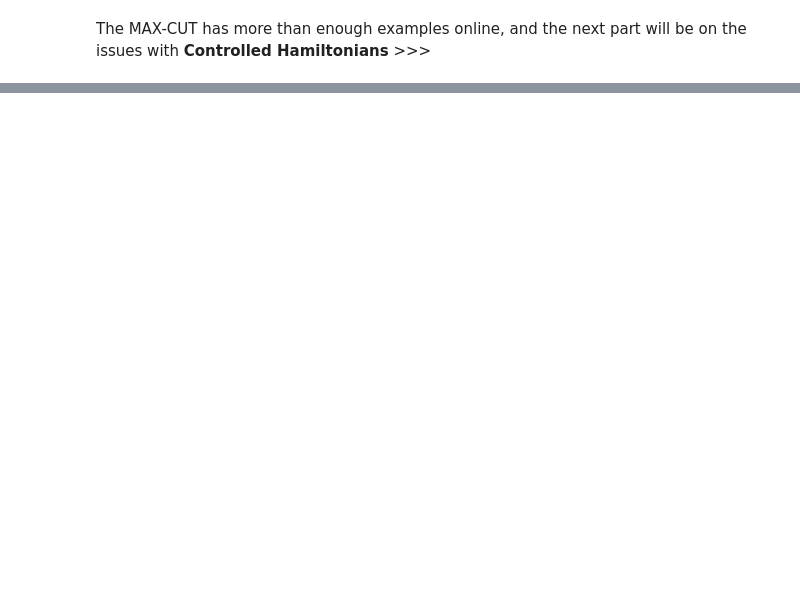
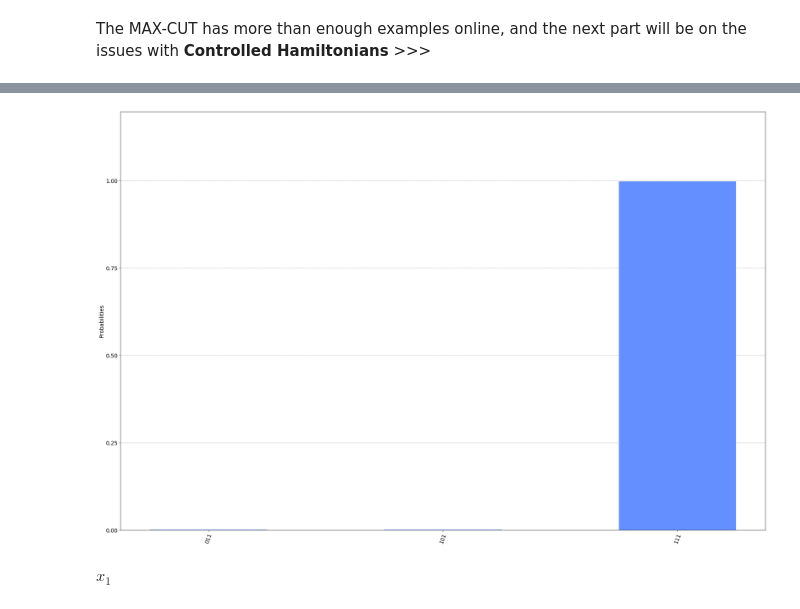
Before and after one commit to nus-comparch/hamiltonian_engine, a Jupyter notebook: Examples/2_PredefinedExamples_MAXCUT.ipynb, the cells around one changed output, grey strips where cells are left out. Cells and saved outputs as stored; diff of their text form; code cells hidden in the pictures; blank space fills up the shorter version.

```diff
--- a/Examples/2_PredefinedExamples_MAXCUT.ipynb
+++ b/Examples/2_PredefinedExamples_MAXCUT.ipynb
@@ -212,3 +297,17 @@ res = hamiltonian.run_circuit()
 # %%
 from qiskit.visualization import plot_histogram
-plot_histogram(res.get_counts(),bar_labels = False)
+plot_histogram(res.get_counts(), figsize = (30,20),bar_labels = False)
+# %% [output]
+[figure, added]
+# %%
+import skeletor as sk
+import numpy as np
+
+obj1 = 'x_1 '
+v1 = ['x_1']
+
+hamiltonian = sk.skeletor(5, obj1, v1, False,graph=G)
+
+hamiltonian.get_objFun()
+# %% [output]
+$\displaystyle x_{1}$
```
Also changed, not shown: parts of 25 cells of this notebook, 5 other files.
